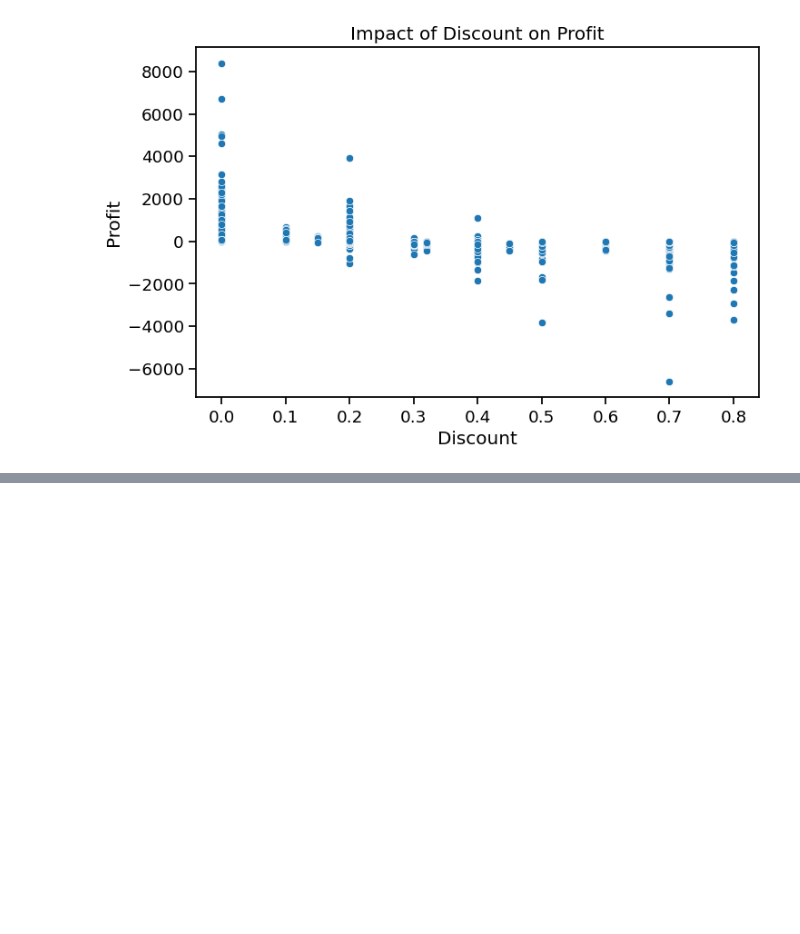
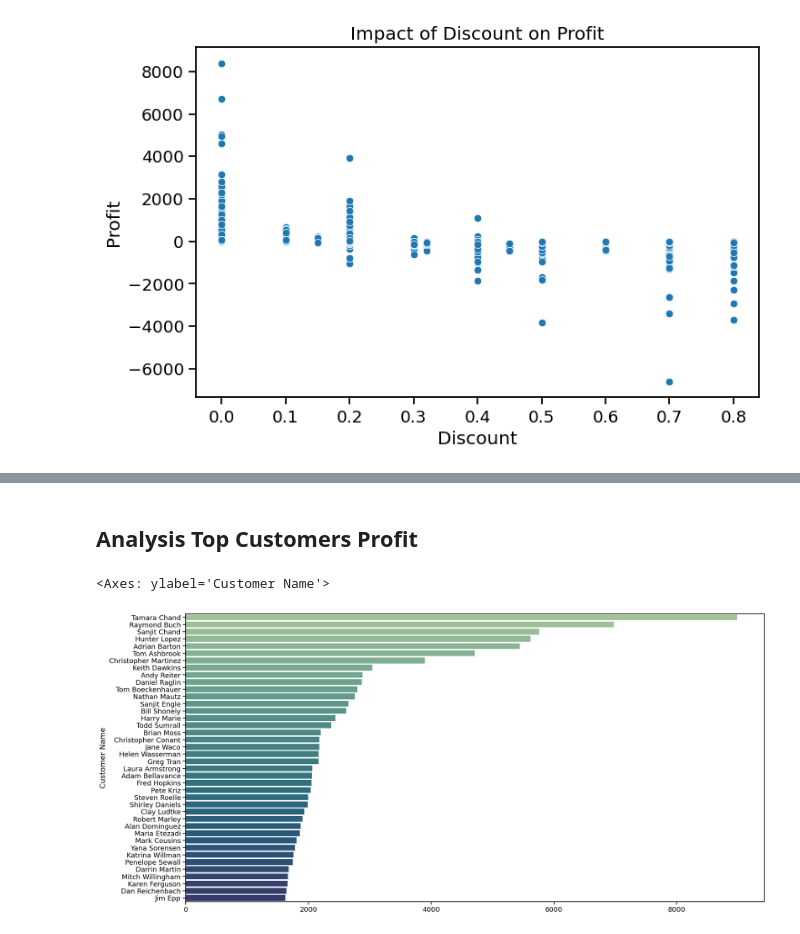
Before and after one commit to ar3haa/Data-Analysis-For-Superstore-Dataset, a Jupyter notebook: dat_analysis_superstore_dataset.ipynb, the cells around one changed output, grey strips where cells are left out. Drawn from its saved outputs; the diff is of its cells as text; code cells hidden in the pictures; blank space fills up the shorter version.

```diff
--- a/dat_analysis_superstore_dataset.ipynb
+++ b/dat_analysis_superstore_dataset.ipynb
@@ -296,0 +334,9 @@ plt.show()
+# %% [markdown]
+## Analysis Top Customers Profit
+# %%
+top_customer_profit = df.groupby('Customer Name')['Profit'].sum().sort_values(ascending=False).head(40)
+plt.figure(figsize=(20,10))
+sns.barplot(x=top_customer_profit.values , y=top_customer_profit.index , palette='crest')
+# %% [output]
+<Axes: ylabel='Customer Name'>
+[figure, added]
```
Also changed, not shown: parts of 16 cells of this notebook.
